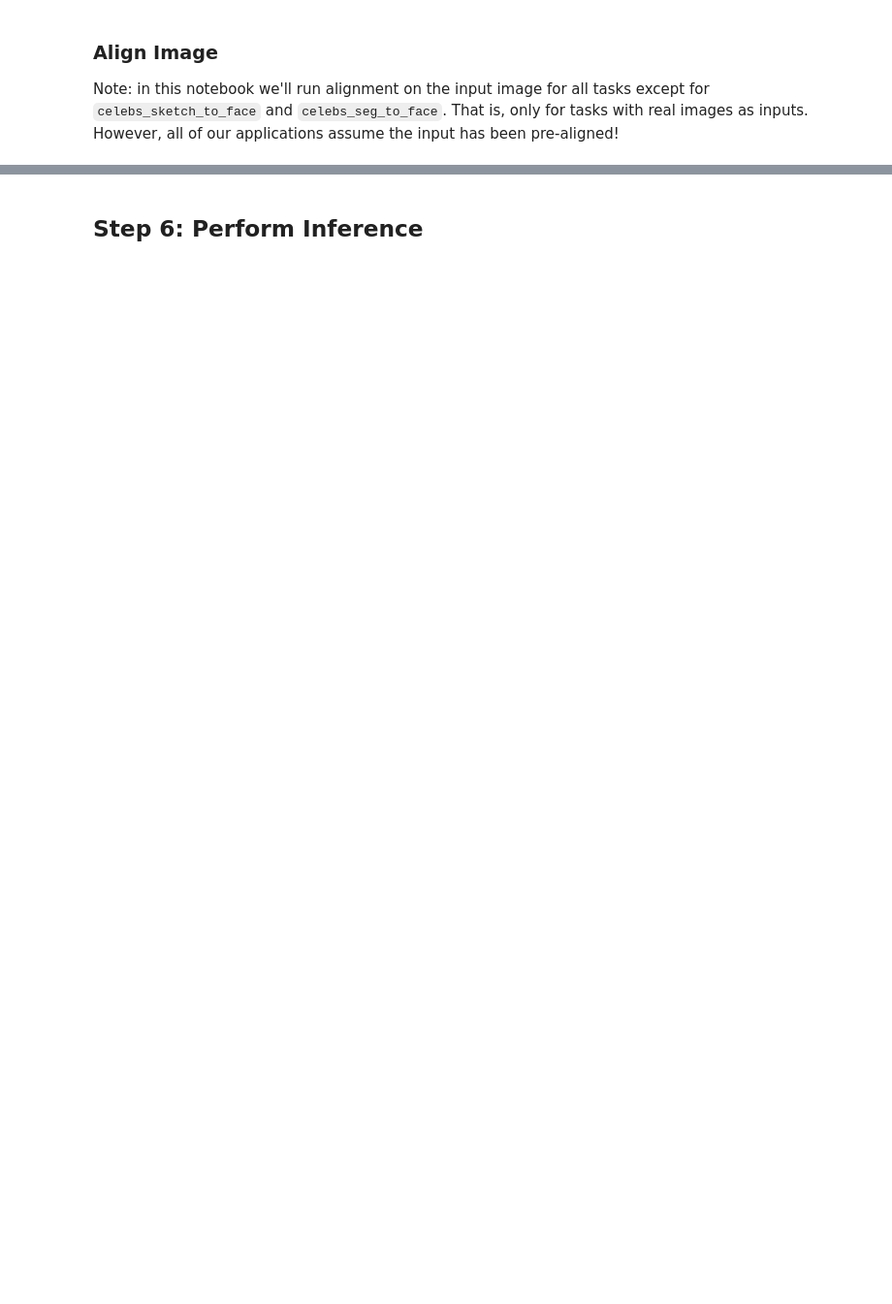
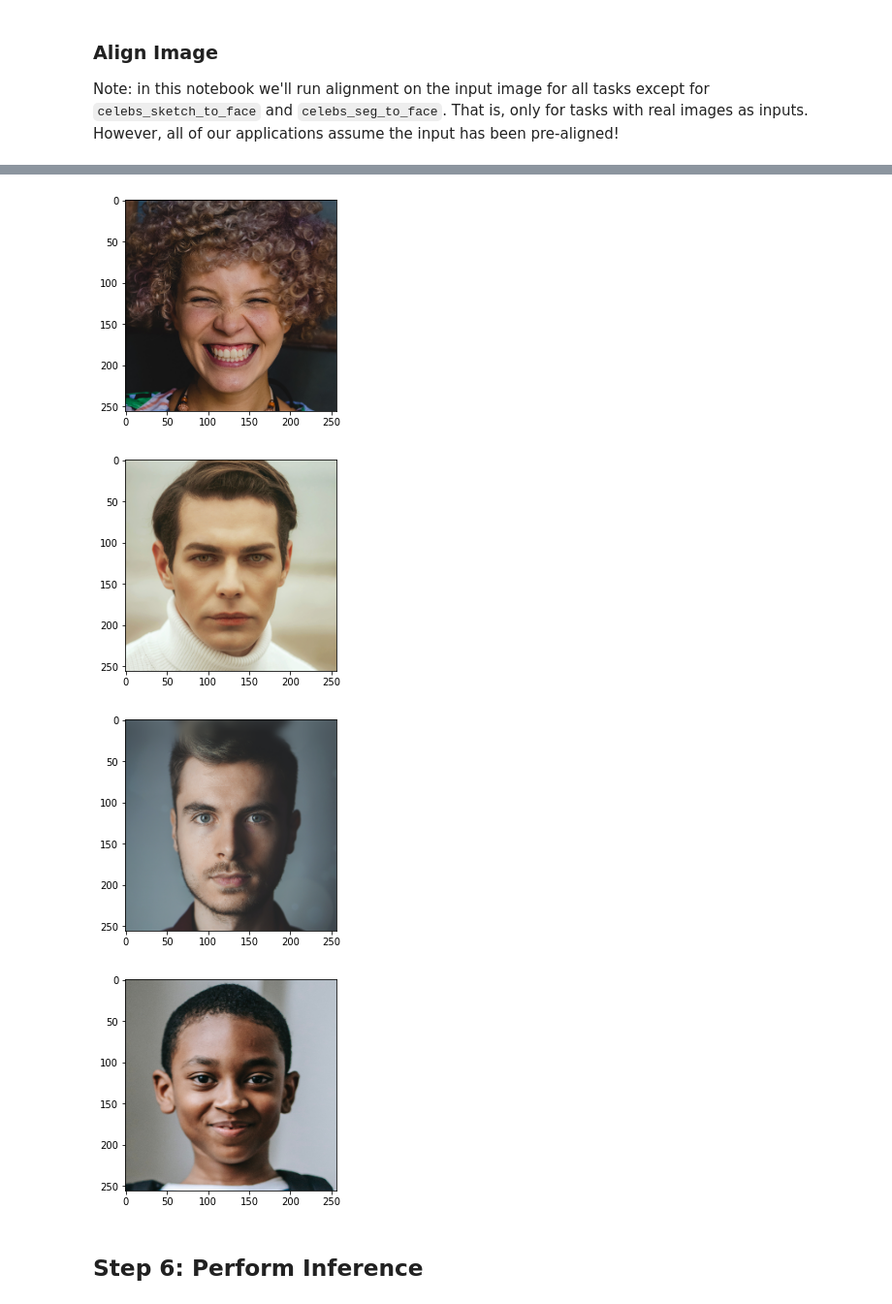
Before and after one commit to OzoneReloaded/pixel2style2pixel, a Jupyter notebook: inference_playground.ipynb, the cells around one changed output, grey strips where cells are left out. Shown: that part at 97% size. Cells and saved outputs as stored; diff of their text form; code cells hidden in the pictures; blank space fills up the shorter version.

```diff
--- a/inference_playground.ipynb
+++ b/inference_playground.ipynb
@@ -169,0 +184,9 @@ input_image.resize((256, 256))
+# %%
+test_img_paths = []
+for name in os.listdir(EXPERIMENT_DATA_ARGS[experiment_type]["image_path"]):
+    test_img_paths.append(os.path.join(EXPERIMENT_DATA_ARGS[experiment_type]["image_path"], name))
+# %%
+aligned_images = {}
+for img in test_img_paths:
+    print(img)
+    aligned_images[img] = run_alignment(img)
@@ -170,2 +202,12 @@ input_image.resize((256, 256))
+# %%
+%matplotlib inline
+for name in aligned_images:
+    plt.figure()
+    plt.imshow(aligned_images[name])
+# %% [output]
+[figure, added]
+[figure, added]
+[figure, added]
+[figure, added]
 # %% [markdown]
 ## Step 6: Perform Inference
```
Also changed, not shown: parts of 22 cells of this notebook, 1 other file.
